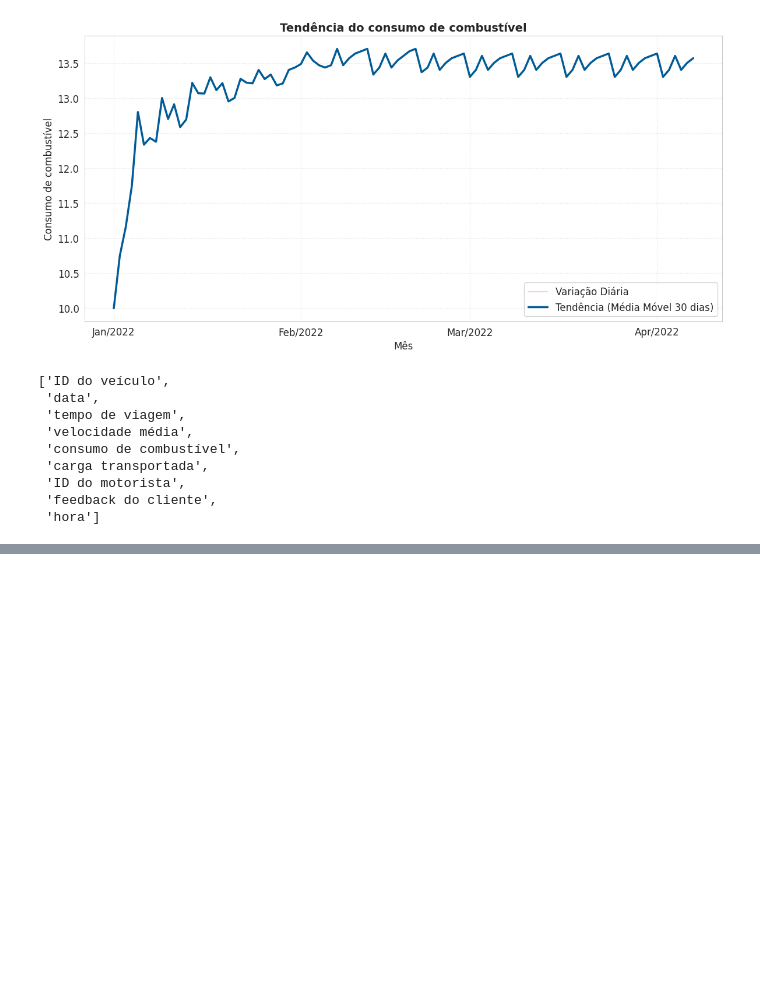
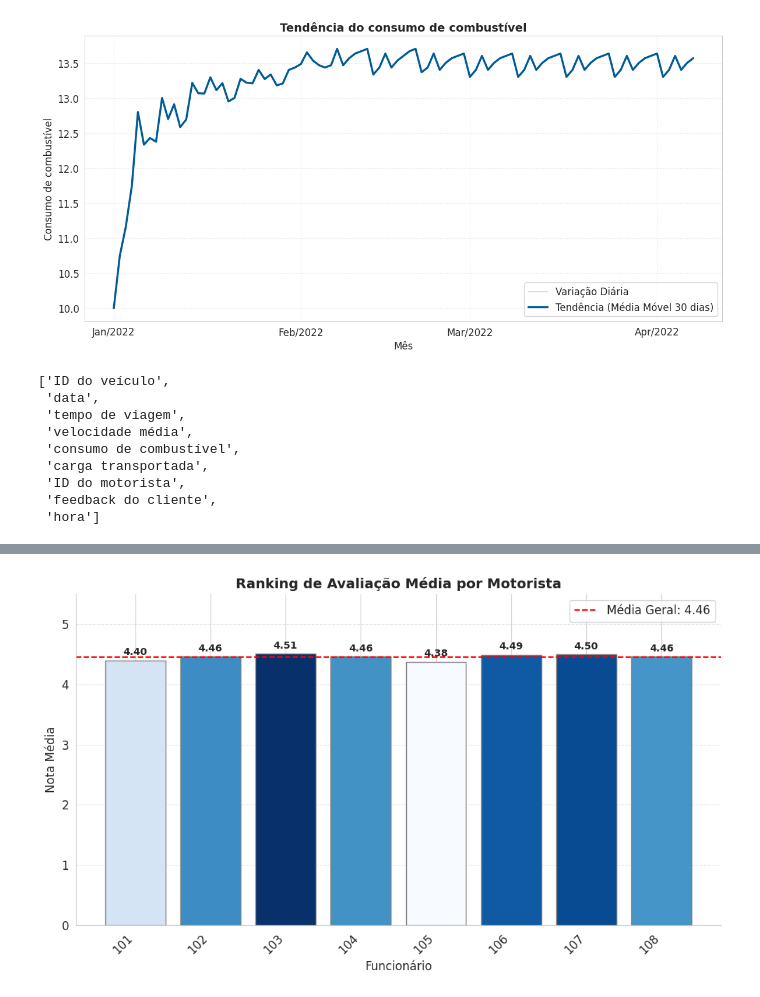
Before and after one commit to LUCASDNORONHA/analise-desempenho-frota, a Jupyter notebook: notebooks/01_preprocessing.ipynb, the cells around one changed output, grey strips where cells are left out. Drawn from its saved outputs; the diff is of its cells as text; code cells hidden in the pictures; blank space fills up the shorter version.

```diff
--- a/notebooks/01_preprocessing.ipynb
+++ b/notebooks/01_preprocessing.ipynb
@@ -250,0 +274,58 @@ db.columns.tolist()
+# %%
+import pandas as pd
+import matplotlib.pyplot as plt
+import matplotlib.cm as cm
+import matplotlib.colors as mcolors
+
+# ... (seu código de carregamento do db aqui) ...
+
+# 1. Preparação dos dados
+agrupado = (
+    db.groupby("ID do motorista")
+      .agg(nota_media=("feedback do cliente", "mean"))
+      .reset_index()
+)
+
+# MELHORIA: Ordenar os dados para criar um ranking visual
+agrupado = agrupado.sort_values(by="nota_media", ascending=False)
+
+# 2. Construção do gráfico
+plt.figure(figsize=(10, 6)) # Aumentamos um pouco o tamanho
+
+# MELHORIA: Cores dinâmicas baseadas na nota (opcional, mas estético)
+# Normalizamos as notas para mapear no colormap 'Blues'
+norm = mcolors.Normalize(vmin=agrupado["nota_media"].min(), vmax=agrupado["nota_media"].max())
+cmap = cm.get_cmap('Blues')
+colors = cmap(norm(agrupado["nota_media"]))
+
+bars = plt.bar(agrupado["ID do motorista"], agrupado["nota_media"], color=colors, edgecolor='grey')
+
+# MELHORIA: Adicionar os valores (labels) acima das barras
+for bar in bars:
+    height = bar.get_height()
+    plt.text(
+        bar.get_x() + bar.get_width()/2.,
+        height + 0.05,
+        f'{height:.2f}',
+        ha='center', va='bottom', fontsize=10, fontweight='bold'
+    )
+
+# MELHORIA: Linha de média geral para contexto
+media_geral = db["feedback do cliente"].mean()
+plt.axhline(y=media_geral, color='red', linestyle='--', linewidth=1.5, label=f'Média Geral: {media_geral:.2f}')
+
+# Ajustes finais de layout
+plt.ylim(0, 5.5) # Fixa o eixo Y até 5 (se for escala de 5 estrelas) para dar a dimensão real
+plt.ylabel("Nota Média", fontsize=12)
+plt.xlabel("Funcionário", fontsize=12)
+plt.title("Ranking de Avaliação Média por Motorista", fontsize=14, fontweight='bold')
+plt.xticks(rotation=45, ha='right') # Rotaciona nomes para não sobrepor
+plt.legend()
+plt.grid(axis='y', linestyle='--', alpha=0.5) # Grid apenas horizontal
+plt.gca().spines['top'].set_visible(False)   # Remove borda superior
+plt.gca().spines['right'].set_visible(False) # Remove borda direita
+
+plt.tight_layout()
+plt.show()
+# %% [output]
+[figure, added]
```
Also changed, not shown: parts of 2 cells of this notebook.
